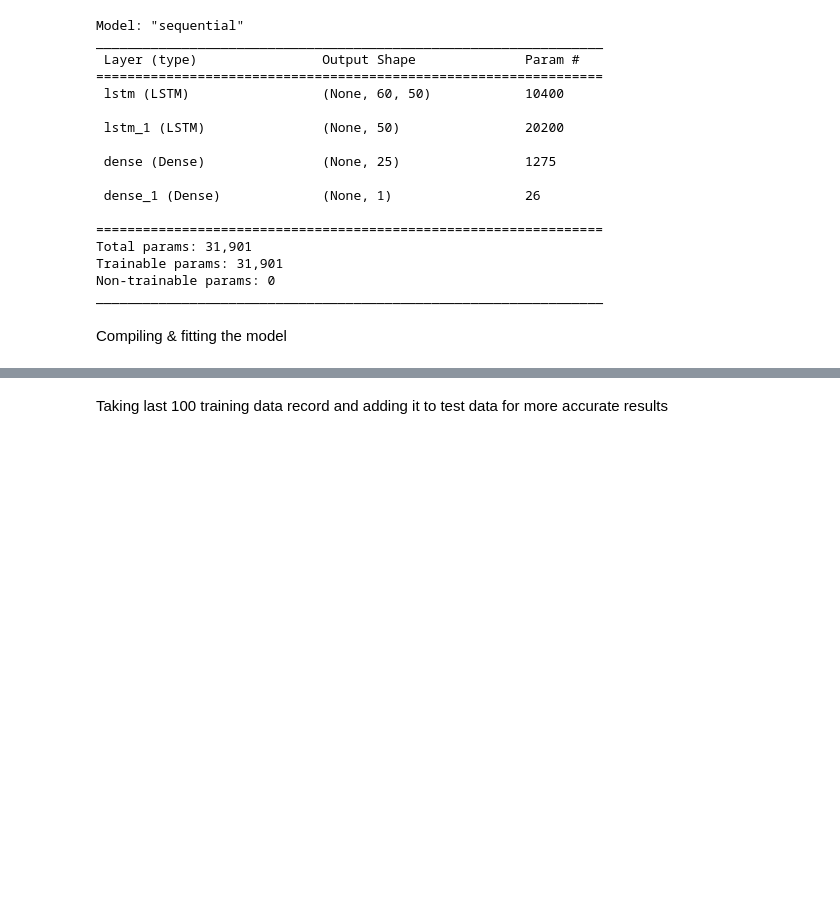
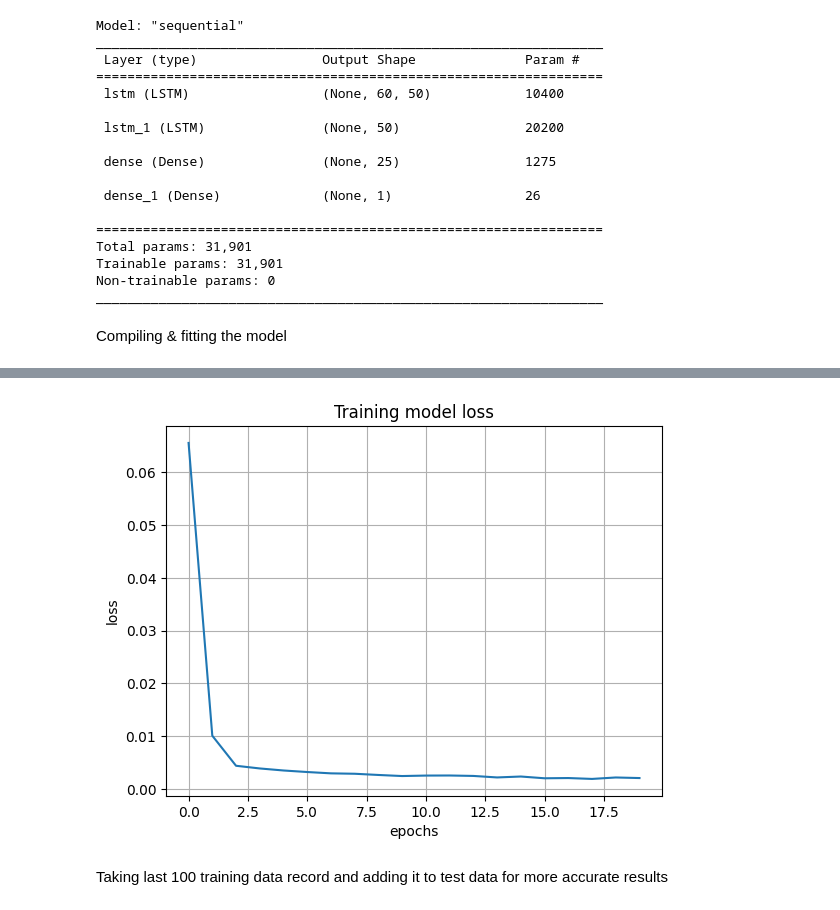
Before and after one commit to sidpatondikar/Minor_Project_Siddharth_Patondikar, a Jupyter notebook: Stock_price_prediction.ipynb, the cells around one changed output, grey strips where cells are left out. Saved outputs shown, nothing was run; the diff lists cells and outputs as text; code cells hidden in the pictures; blank space fills up the shorter version.

```diff
--- a/Stock_price_prediction.ipynb
+++ b/Stock_price_prediction.ipynb
@@ -249,3 +251,12 @@ Epoch 20/20
+# %%
+plt.plot(hist.history['loss'])
+plt.title('Training model loss')
+plt.xlabel('epochs')
+plt.ylabel('loss')
+plt.grid()
+plt.show()
+# %% [output]
+[figure, added]
 # %% [markdown]
 Taking last 100 training data record and adding it to test data for more accurate results
 # %%
```
Also changed, not shown: parts of 4 cells of this notebook.
